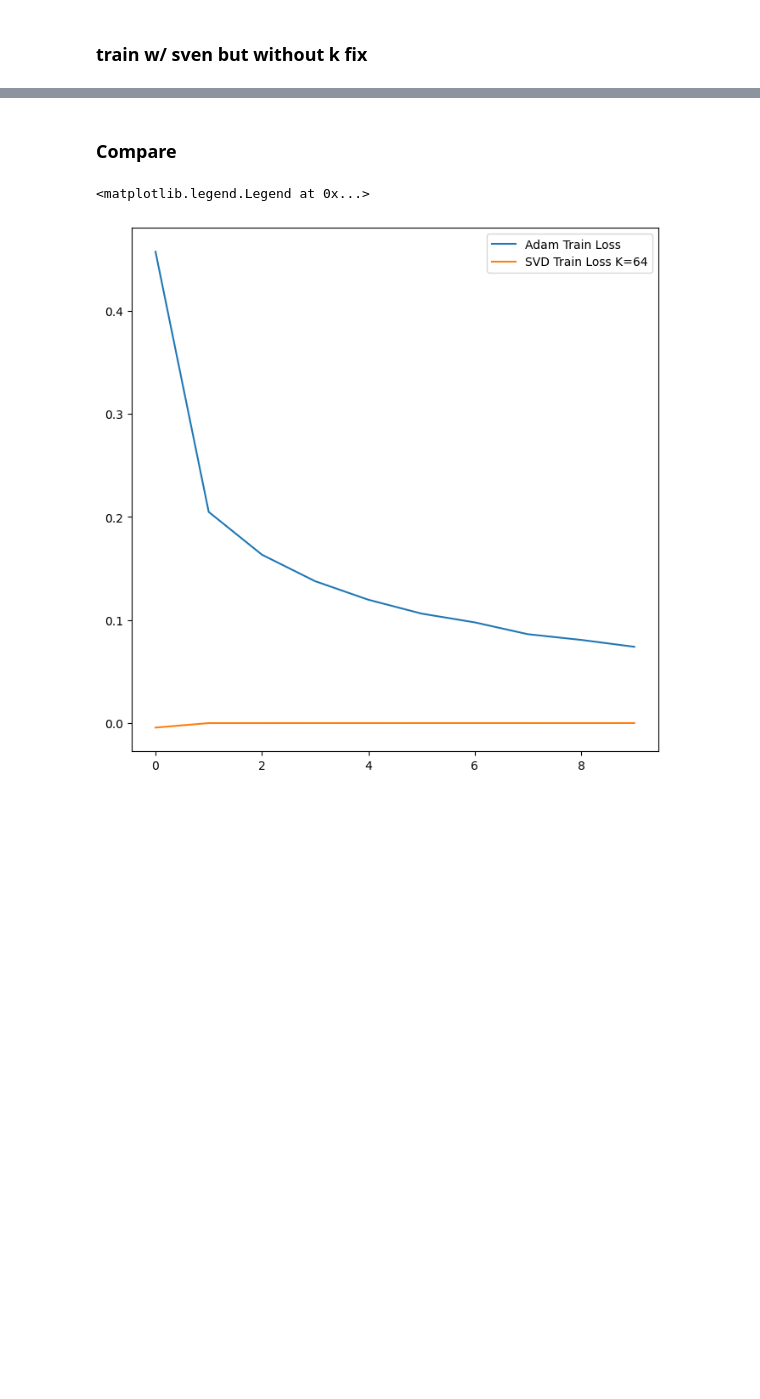
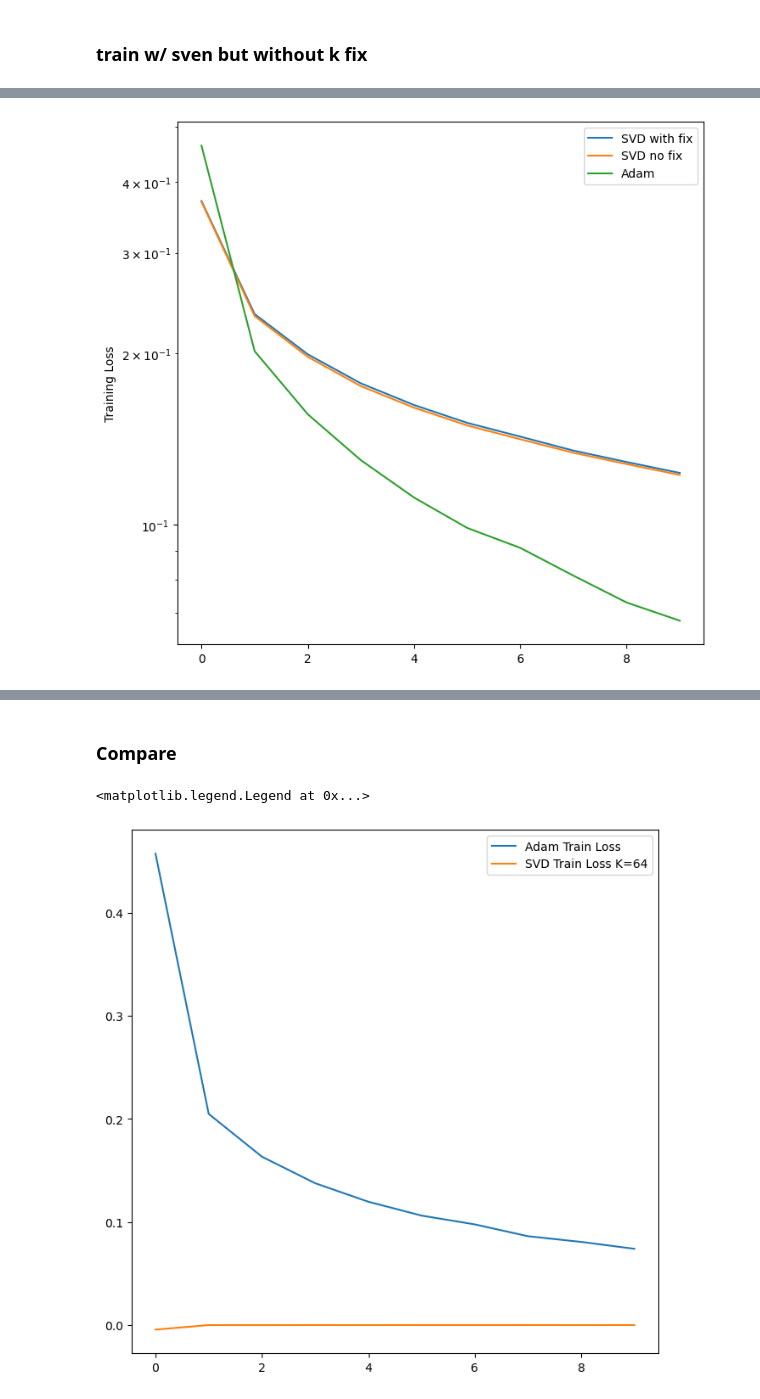
Before and after one commit to sambt/sven-experiments, a Jupyter notebook: notebooks_new/mnist_testing.ipynb, the cells around one changed output, grey strips where cells are left out. Drawn from its saved outputs; the diff is of its cells as text; code cells hidden in the pictures; blank space fills up the shorter version.

```diff
--- a/notebooks_new/mnist_testing.ipynb
+++ b/notebooks_new/mnist_testing.ipynb
@@ -120,0 +129,10 @@ torch.compiler.reset()
+# %%
+plt.figure(figsize=(8,8))
+plt.plot(losses_svd['train'],label='SVD with fix')
+plt.plot(losses_svd_noFix['train'],label='SVD no fix')
+plt.plot(losses_adam['train'],label='Adam')
+plt.legend()
+plt.ylabel("Training Loss")
+plt.yscale('log')
+# %% [output]
+[figure, added]
```
Also changed, not shown: parts of 7 cells of this notebook, 7 other files.
